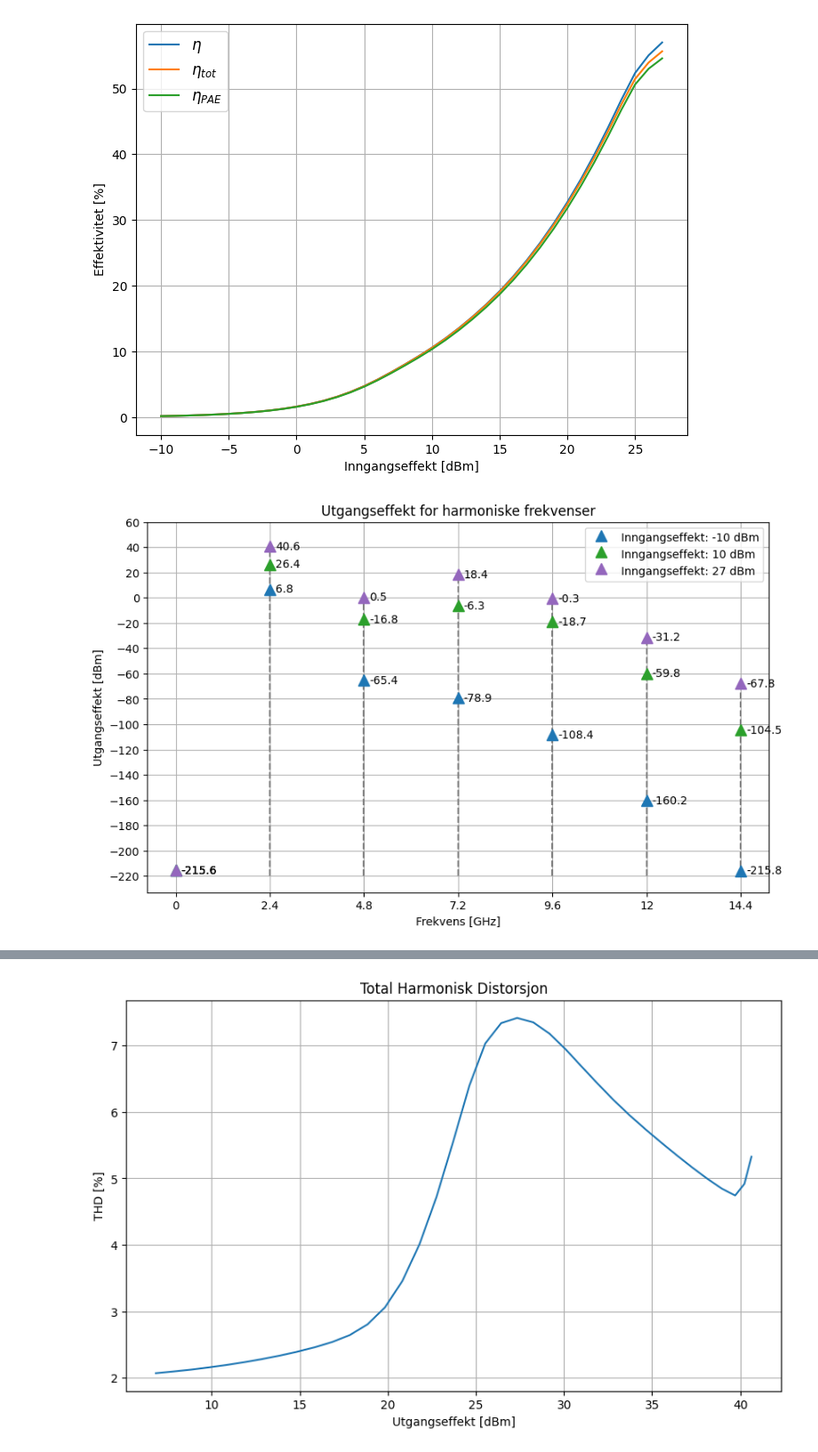
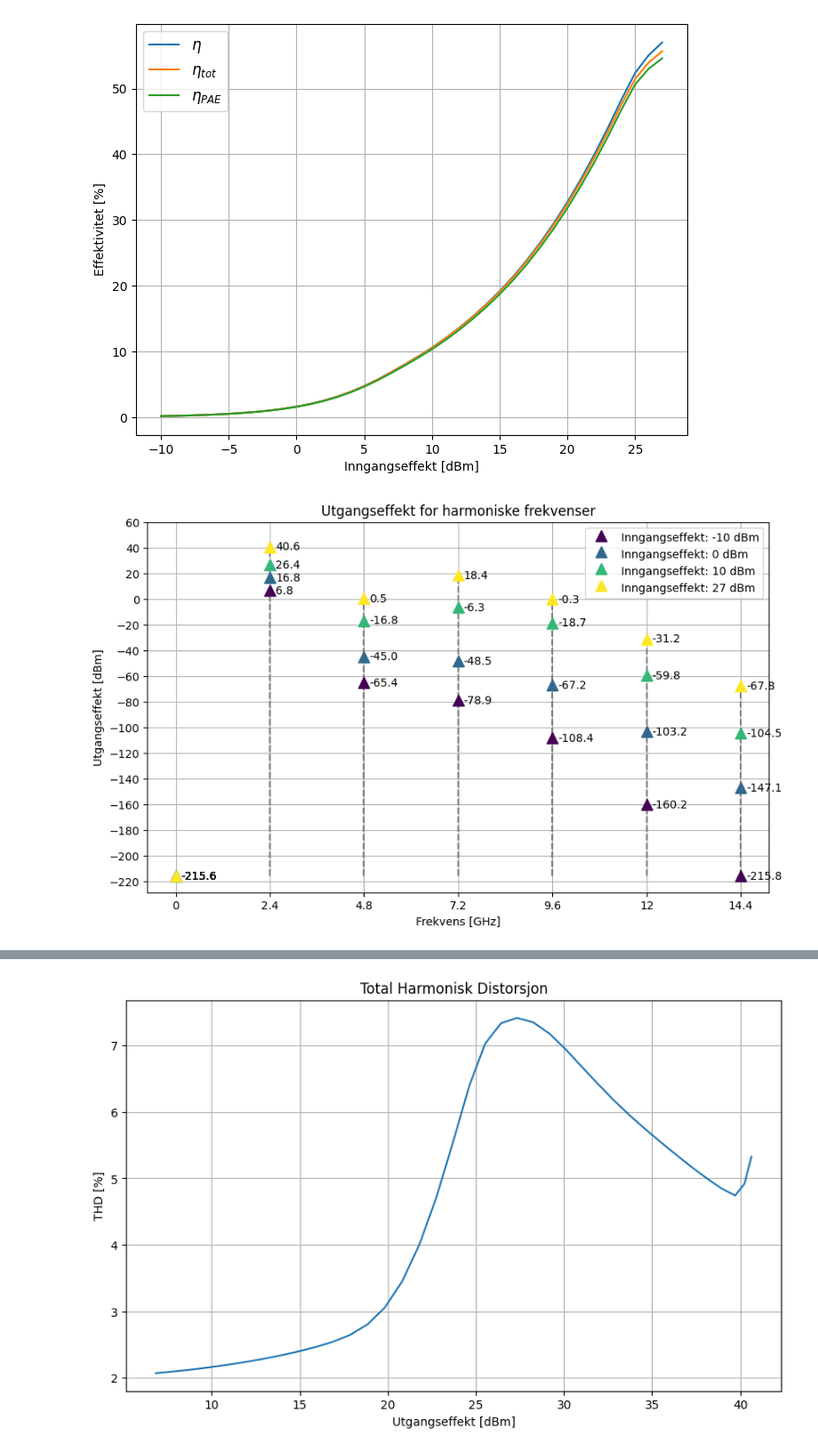
Before and after one commit to SkaugJr/TTT4201-Radiosystemdesign, a Jupyter notebook: Databehandling/Visualisering.ipynb, the cells around one changed output, grey strips where cells are left out. Shown: that part at 89% size. Saved outputs shown, nothing was run; the diff lists cells and outputs as text; code cells hidden in the pictures.

```diff
--- a/Databehandling/Visualisering.ipynb
+++ b/Databehandling/Visualisering.ipynb
@@ -125,36 +125,37 @@ min_value = Spektrum1Tone.iloc[:, 1:].min().min()
 max_value = Spektrum1Tone.iloc[:, 1:].max().max()
 step=20
 
-# Desired input power
-Power_values = [-10,10,27]  # dBm
+# Desired input power values
+Power_values = [-10, 0, 10, 27]  # dBm
+cmap = plt.get_cmap('viridis', len(Power_values))
 
 # Plot the spectral lines at the desired input power
 plt.figure(figsize=(10, 6))
-for Power in Power_values:
+for i, Power in enumerate(Power_values):
     idx = (Spektrum1Tone['P_in'] == Power)
     markerline, stemlines, baseline = plt.stem(
         harmonic_frequencies,
         Spektrum1Tone.loc[idx].values[0][1:],
         linefmt='--',
         markerfmt='^',
         basefmt=' ',
         label=f'Inngangseffekt: {Power} dBm',
-        bottom = -220,
+        bottom=min_value,
     )
-    plt.setp(markerline, 'zorder', 3, 'markersize', 10)  # Set marker z-order and size
+    plt.setp(markerline, 'zorder', 3, 'markersize', 10, 'color', cmap(i))  # Set marker z-order, size, and color
     plt.setp(stemlines, 'zorder', 2, 'color', 'gray')   # Set stem line z-order and color
     plt.setp(baseline, 'zorder', 1)  # Set baseline z-order
 
     for x, y in zip(harmonic_frequencies, Spektrum1Tone.loc[idx].values[0][1:]):
         plt.annotate(f'{y:.1f}', xy=(x, y), xytext=(5, -3), textcoords='offset points', fontsize=10, color='black')
 
 plt.xticks(harmonic_frequencies, [f'{freq}' for freq in harmonic_frequencies])
 plt.yticks(np.arange(np.floor(min_value / step) * step, np.ceil(max_value / step) * step + 1, step))
 plt.xlabel('Frekvens [GHz]')
 plt.ylabel('Utgangseffekt [dBm]')
 plt.title('Utgangseffekt for harmoniske frekvenser')
 plt.legend()
 plt.grid(True)
 plt.show()
 # %% [output]
-[figure, old version]
+[figure, new version]
```
Also changed, not shown: parts of 1 cell of this notebook, 3 other files.
